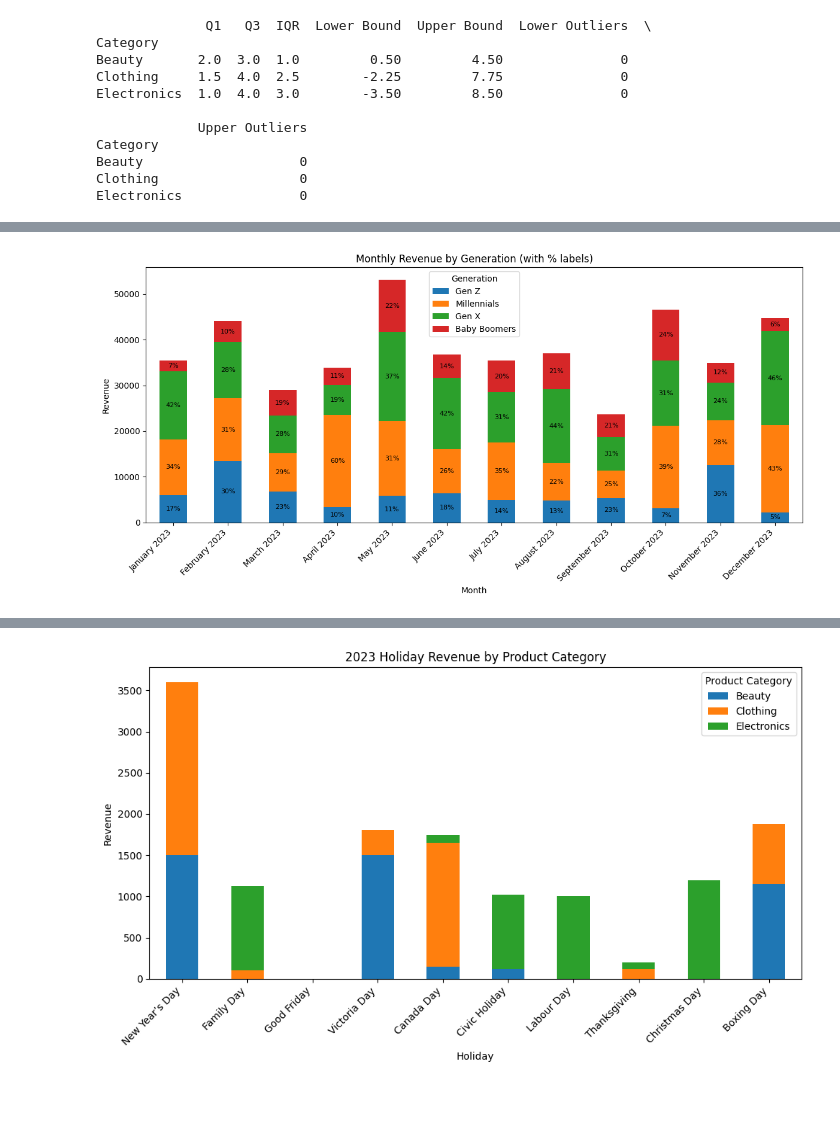
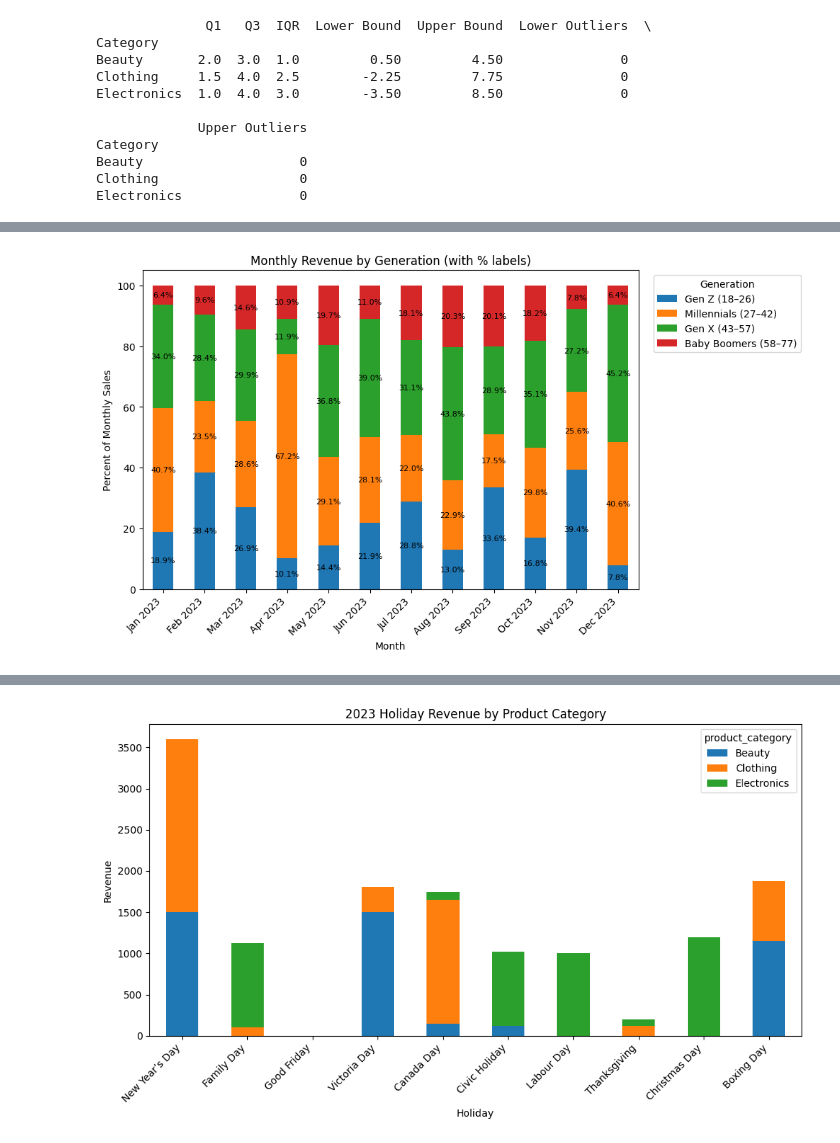
Before and after one commit to msselizabeth/smart-ml-retail-model, a Jupyter notebook: Smart_retail_dataset.ipynb, the cells around one changed output, grey strips where cells are left out. Drawn from its saved outputs; the diff is of its cells as text; code cells hidden in the pictures; blank space fills up the shorter version.

Commit message:
Data Exploration Exercise

```diff
--- a/Smart_retail_dataset.ipynb
+++ b/Smart_retail_dataset.ipynb
@@ -60,0 +118,15 @@ memory usage: 70.4+ KB
+# %%
+## Clean Data
+# Strip whitespace and rename all columns to snake_case
+retail_data.columns = (
+    retail_data.columns
+      .str.strip()
+      .str.lower()                             # lowercase all characters
+      .str.replace(r'[^0-9a-z]+', '_', regex=True)  # non-alphanumerics → underscore
+      .str.replace(r'__+', '_', regex=True)        # collapse repeated underscores
+      .str.strip('_')                          # remove leading/trailing underscores
+)
+
+# Convert categorical columns to 'category' dtype
+for col in retail_data.select_dtypes(include=['object']).columns:
+    retail_data[col] = retail_data[col].astype('category')
@@ -503,41 +654,43 @@ Name: Count, dtype: int64
 # %%
 # Replot age group revenue by generation
+# Build the pivot
+monthly_gen = retail_data.pivot_table(
+    index=pd.Grouper(freq='M'),
+    columns='generation',
+    values='total_amount',
+    aggfunc='sum'
+)
+monthly_pct = monthly_gen.div(monthly_gen.sum(axis=1), axis=0) * 100
+monthly_pct.index = monthly_pct.index.strftime('%b %Y')
 
-# 1) Pivot monthly revenue by Generation
-monthly_gen = df.pivot_table(
-    index=pd.Grouper(freq='M'),
-    columns='Generation',
-    values='Total Amount',
-    aggfunc='sum',
-    fill_value=0
+# Create one figure + axes
+fig, ax = plt.subplots(figsize=(12,6))
+
+# Plot stacked bars into that axes
+monthly_pct.plot(kind='bar', stacked=True, ax=ax)
+
+# Add percent labels in-center of each bar segment
+for container in ax.containers:
+    ax.bar_label(container, fmt='%.1f%%', label_type='center', fontsize=8)
+
+# Move legend outside on the right
+ax.legend(
+    title='Generation',
+    loc='upper left',
+    bbox_to_anchor=(1.02, 1)
 )
-monthly_gen.index = monthly_gen.index.strftime('%B %Y')
 
-# 2) Compute percentage contribution per month
-monthly_pct = monthly_gen.div(monthly_gen.sum(axis=1), axis=0) * 100
-
-# 3) Plot
-fig, ax = plt.subplots(figsize=(12, 6))
-monthly_gen.plot(kind='bar', stacked=True, ax=ax)
-
-# 4) Annotate each segment
-for container, gen in zip(ax.containers, monthly_gen.columns):
-    for bar, pct in zip(container, monthly_pct[gen]):
-        if bar.get_height() > 0:
-            ax.text(
-                bar.get_x() + bar.get_width() / 2,
-                bar.get_y() + bar.get_height() / 2,
-                f"{pct:.0f}%",
-                ha='center', va='center', fontsize=8
-            )
-
+# Titles & labels
 ax.set_title('Monthly Revenue by Generation (with % labels)')
 ax.set_xlabel('Month')
-ax.set_ylabel('Revenue')
+ax.set_ylabel('Percent of Monthly Sales')
+
+# Tidy layout, leave space on right for legend
+plt.tight_layout(rect=[0, 0, 0.85, 1])
 plt.xticks(rotation=45, ha='right')
-plt.tight_layout()
+
 plt.show()
 # %% [output]
-[figure, old version]
+[figure, new version]
 # %%
 # Check new dtypes
```
Also changed, not shown: parts of 70 cells of this notebook.
